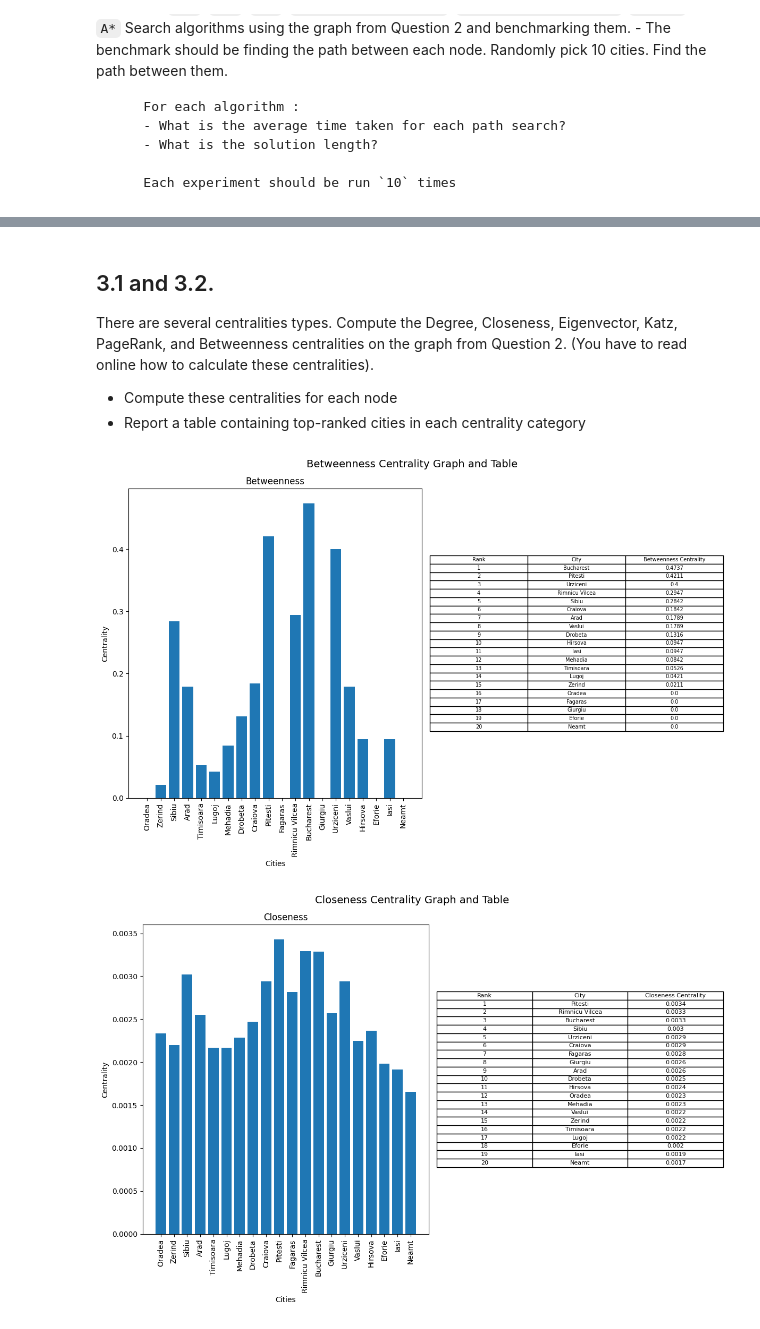
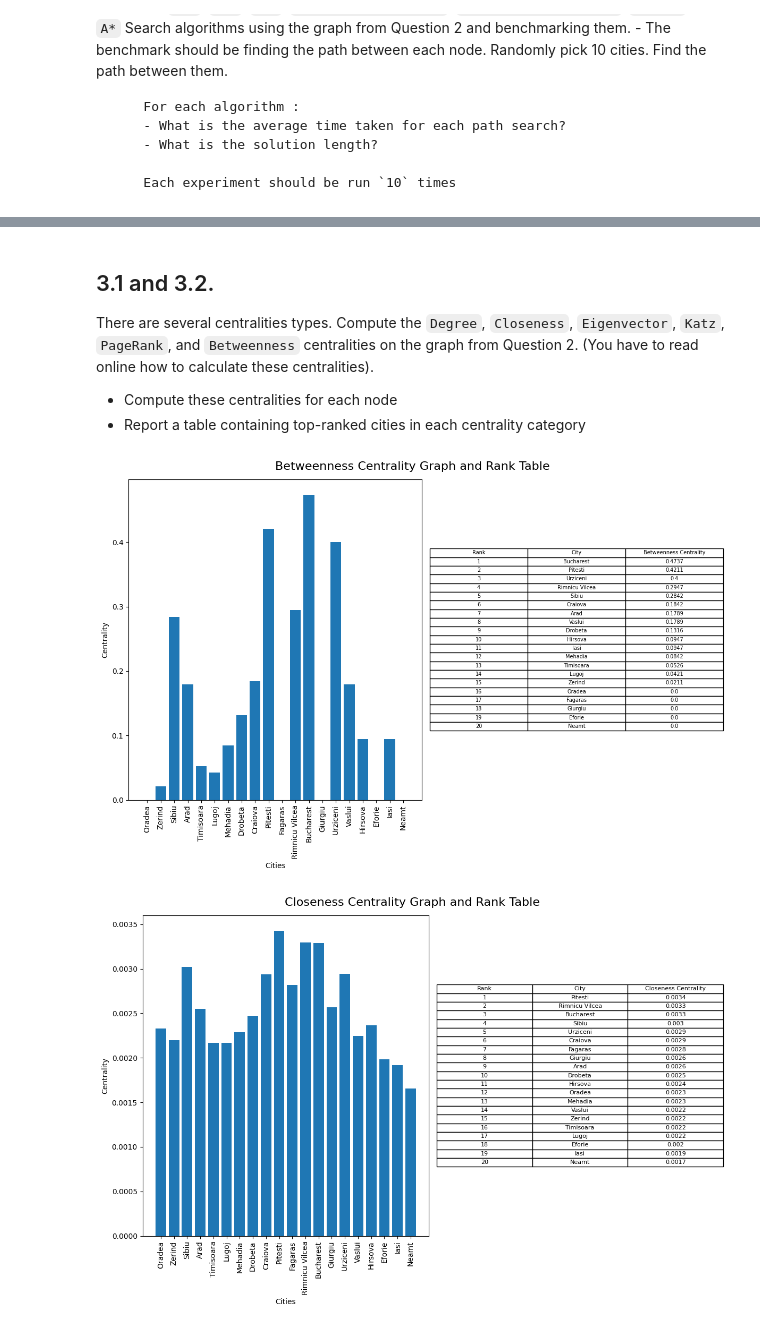
Before and after one commit to NathanZlion/AI_algo, a Jupyter notebook: Observation.ipynb, the cells around one changed output, grey strips where cells are left out. Cells and saved outputs as stored; diff of their text form; code cells hidden in the pictures.

```diff
--- a/Observation.ipynb
+++ b/Observation.ipynb
@@ -23,7 +23,7 @@ search_algorithms = ["A_star", "bfs", "bidirectional", "dijkstra", \
                     "ucs", "ids", "dfs", "greedy"]
 
 search_runtime = [0.0 for _ in range(8)]
-search_solution_length = [0.0 for _ in range(8)]
+search_solution_length = [0.0 for _ in range(len(search_algorithms))]
 
 search_runtime, search_solution_length = Experiment.run(romania_graph, romania_coordinates, 10)
 
@@ -35,7 +35,7 @@ plt.title("Runtime Graph")
 plt.show()
 
 plt.plot(search_algorithms, search_solution_length)
-plt.xticks(rotation=75)
+plt.xticks(rotation = 65)
 plt.xlabel('Search algorithms')
 plt.ylabel('Solution length')
 plt.title("Solution length Graph")
@@ -106,13 +106,12 @@ for n in [10, 20, 30, 40]:
 ... (4 outputs left out)
 # %% [markdown]
 ## 3.1 and 3.2.
-There are several centralities types. Compute the Degree, Closeness, Eigenvector, Katz, PageRank, and Betweenness centralities on the graph from Question 2. (You have to read online how to calculate these centralities).
+There are several centralities types. Compute the `Degree`, `Closeness`, `Eigenvector`, `Katz`, `PageRank`, and `Betweenness` centralities on the graph from Question 2. (You have to read online how to calculate these centralities).
 
 * Compute these centralities for each node
 * Report a table containing top-ranked cities in each centrality category
 # %%
 from typing import List, Mapping, Tuple
-from matplotlib import pyplot
 from centrality import Centrality as center
 from romaniaCity import Romania
 import matplotlib.pyplot as plt
@@ -122,12 +121,12 @@ import matplotlib.pyplot as plt
 romania_graph = Romania().get_city()
 romania_coordinates = Romania().get_coordinates()
 
-betweenness_centrality = center().betweenness_centrality(romania_graph)
-closeness_centrality = center().closeness_centrality(romania_graph)
-degree_centrality = center().degree_centrality(romania_graph)
-eigenvector_centrality = center().eigenvector_centrality(romania_graph)
-katz_centrality = center().katz_centrality(romania_graph)
-pagerank_centrality = center().pagerank_centrality(romania_graph)
+betweenness_centrality = center.betweenness_centrality(romania_graph)
+closeness_centrality = center.closeness_centrality(romania_graph)
+degree_centrality = center.degree_centrality(romania_graph)
+eigenvector_centrality = center.eigenvector_centrality(romania_graph)
+katz_centrality = center.katz_centrality(romania_graph)
+pagerank_centrality = center.pagerank_centrality(romania_graph)
 
 centrality_list : List[Tuple[Mapping,str]] = [(betweenness_centrality, "Betweenness"),\
                 (closeness_centrality, "Closeness"),(degree_centrality, "Degree"),\
@@ -143,34 +142,34 @@ for centrality in centrality_list:
 
     for key in x_values:
         y_values.append(centrality_dict[key])
 
     # create a figure with 1 row and 2 columns
     fig, axs = plt.subplots(1, 2, figsize=(12,8))
 
     # plot the bar chart in the first column
     axs[0].bar(x_values, y_values)
+    axs[0].set_xticks(range(len(x_values)))
     axs[0].set_xticklabels(x_values, rotation=90)
     axs[0].set_xlabel('Cities')
     axs[0].set_ylabel('Centrality')
-    axs[0].set_title(centrality_name)
 
     # create a sorted list of cities by centrality
     sorted_cities = sorted(x_values, key=lambda x: centrality_dict[x], reverse=True)
 
     # create a table displaying the ranking of cities by centrality in the second column
     table_data = [["Rank", "City", centrality_name + " Centrality"]]
     for i in range(len(sorted_cities)):
         table_data.append([str(i+1), sorted_cities[i], round(centrality_dict[sorted_cities[i]], 4)])
 
     axs[1].axis('off')
     axs[1].axis('tight')
     axs[1].table(cellText=table_data, colLabels=None, cellLoc='center', loc='center') # type: ignore
 
-    fig.suptitle(f'{centrality_name} Centrality Graph and Table', fontsize=14)
+    fig.suptitle(f'{centrality_name} Centrality Graph and Rank Table', fontsize=16)
     fig.tight_layout()
 
     # show the figure
     plt.show()
 # %% [output]
-[figure, old version]
+[figure, new version]
-[figure, old version]
+[figure, new version]
```
Also changed, not shown: parts of 9 cells of this notebook, 7 other files.
